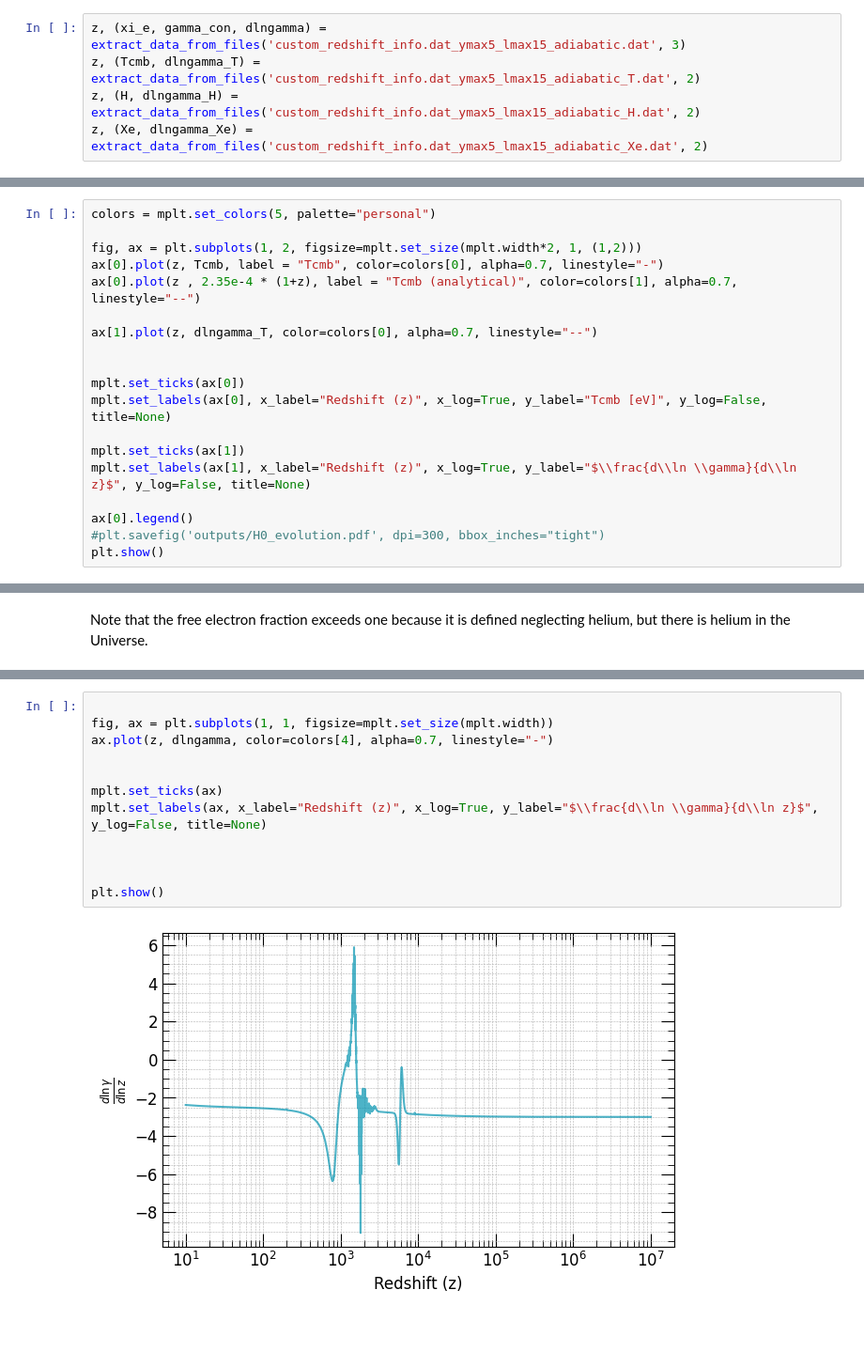
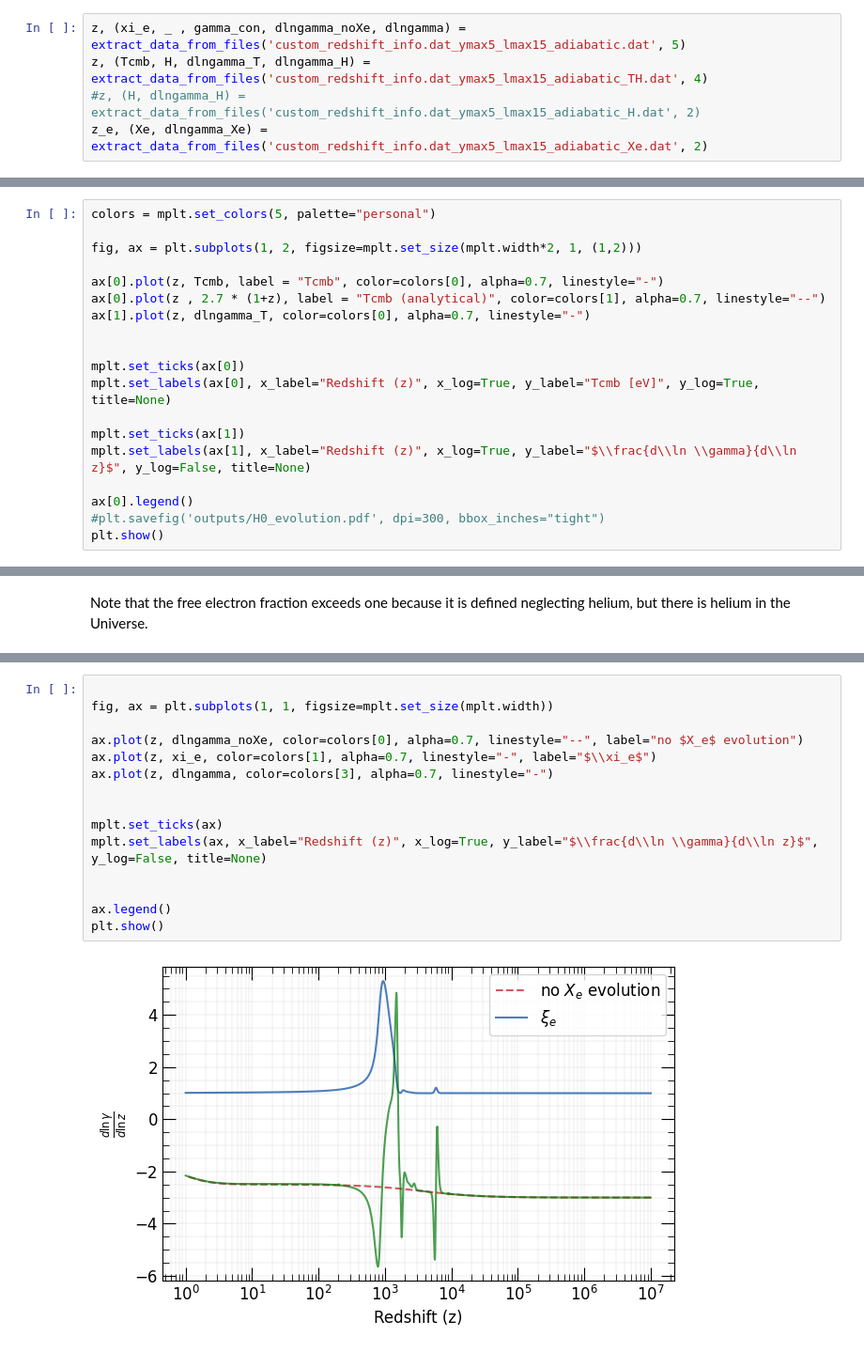
Before and after one commit to Sareva00/Photon_conversion, a Jupyter notebook: gamma_evolution.ipynb, the cells around one changed output, grey strips where cells are left out. Shown at 94% size. Cells and saved outputs as stored; diff of their text form.

```diff
--- a/gamma_evolution.ipynb
+++ b/gamma_evolution.ipynb
@@ -24,7 +24,7 @@ def extract_data_from_files(file_name, num_columns):
 
     return np.array(z), np.array(pars)
 # %%
-z, (xi_e, gamma_con, dlngamma) = extract_data_from_files('custom_redshift_info.dat_ymax5_lmax15_adiabatic.dat', 3)
-z, (Tcmb, dlngamma_T) = extract_data_from_files('custom_redshift_info.dat_ymax5_lmax15_adiabatic_T.dat', 2)
-z, (H, dlngamma_H) = extract_data_from_files('custom_redshift_info.dat_ymax5_lmax15_adiabatic_H.dat', 2)
-z, (Xe, dlngamma_Xe) = extract_data_from_files('custom_redshift_info.dat_ymax5_lmax15_adiabatic_Xe.dat', 2)
+z, (xi_e, _ , gamma_con, dlngamma_noXe, dlngamma) = extract_data_from_files('custom_redshift_info.dat_ymax5_lmax15_adiabatic.dat', 5)
+z, (Tcmb, H, dlngamma_T, dlngamma_H) = extract_data_from_files('custom_redshift_info.dat_ymax5_lmax15_adiabatic_TH.dat', 4)
+#z, (H, dlngamma_H) = extract_data_from_files('custom_redshift_info.dat_ymax5_lmax15_adiabatic_H.dat', 2)
+z_e, (Xe, dlngamma_Xe) = extract_data_from_files('custom_redshift_info.dat_ymax5_lmax15_adiabatic_Xe.dat', 2)
@@ -32,14 +35,14 @@ z, (Xe, dlngamma_Xe) = extract_data_from_files('custom_redshift_info.dat_ymax5_l
 colors = mplt.set_colors(5, palette="personal")
 
 fig, ax = plt.subplots(1, 2, figsize=mplt.set_size(mplt.width*2, 1, (1,2)))
+
 ax[0].plot(z, Tcmb, label = "Tcmb", color=colors[0], alpha=0.7, linestyle="-")
-ax[0].plot(z , 2.35e-4 * (1+z), label = "Tcmb (analytical)", color=colors[1], alpha=0.7, linestyle="--")
-
-ax[1].plot(z, dlngamma_T, color=colors[0], alpha=0.7, linestyle="--")
+ax[0].plot(z , 2.7 * (1+z), label = "Tcmb (analytical)", color=colors[1], alpha=0.7, linestyle="--")
+ax[1].plot(z, dlngamma_T, color=colors[0], alpha=0.7, linestyle="-")
 
 
 mplt.set_ticks(ax[0])
-mplt.set_labels(ax[0], x_label="Redshift (z)", x_log=True, y_label="Tcmb [eV]", y_log=False, title=None)
+mplt.set_labels(ax[0], x_label="Redshift (z)", x_log=True, y_label="Tcmb [eV]", y_log=True, title=None)
 
 mplt.set_ticks(ax[1])
 mplt.set_labels(ax[1], x_label="Redshift (z)", x_log=True, y_label="$\\frac{d\\ln \\gamma}{d\\ln z}$", y_log=False, title=None)
@@ -100,14 +103,17 @@ plt.show()
 # %%
 
 fig, ax = plt.subplots(1, 1, figsize=mplt.set_size(mplt.width))
-ax.plot(z, dlngamma, color=colors[4], alpha=0.7, linestyle="-")
+
+ax.plot(z, dlngamma_noXe, color=colors[0], alpha=0.7, linestyle="--", label="no $X_e$ evolution")
+ax.plot(z, xi_e, color=colors[1], alpha=0.7, linestyle="-", label="$\\xi_e$")
+ax.plot(z, dlngamma, color=colors[3], alpha=0.7, linestyle="-")
 
 
 mplt.set_ticks(ax)
 mplt.set_labels(ax, x_label="Redshift (z)", x_log=True, y_label="$\\frac{d\\ln \\gamma}{d\\ln z}$", y_log=False, title=None)
 
 
-
+ax.legend()
 plt.show()
 # %% [output]
-[figure, old version]
+[figure, new version]
```
Also changed, not shown: parts of 5 cells of this notebook, 3 other files.
